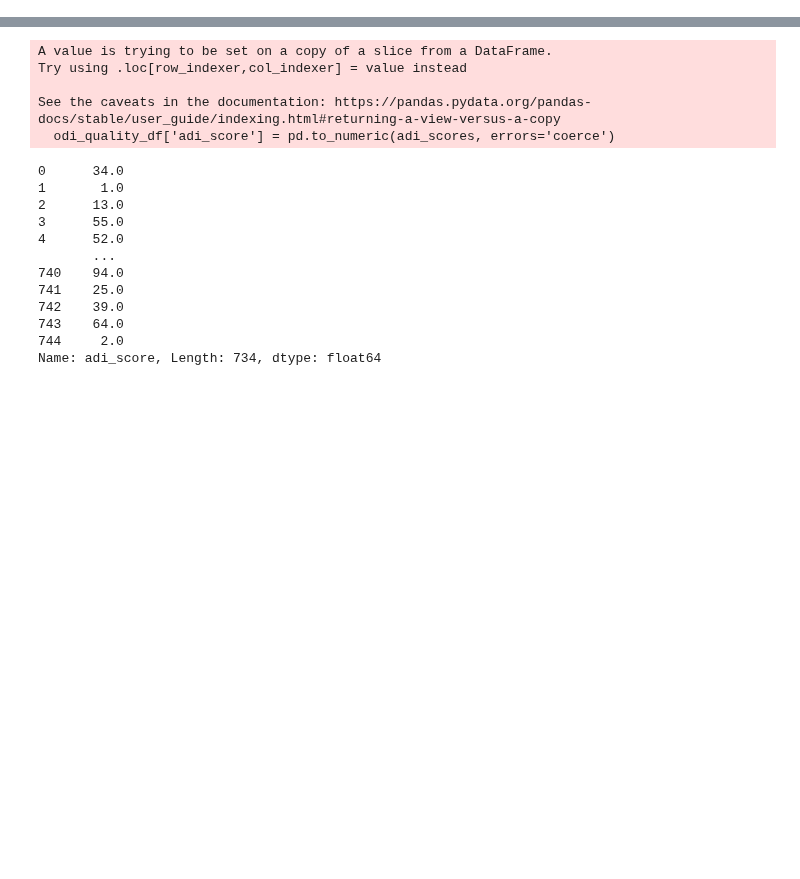
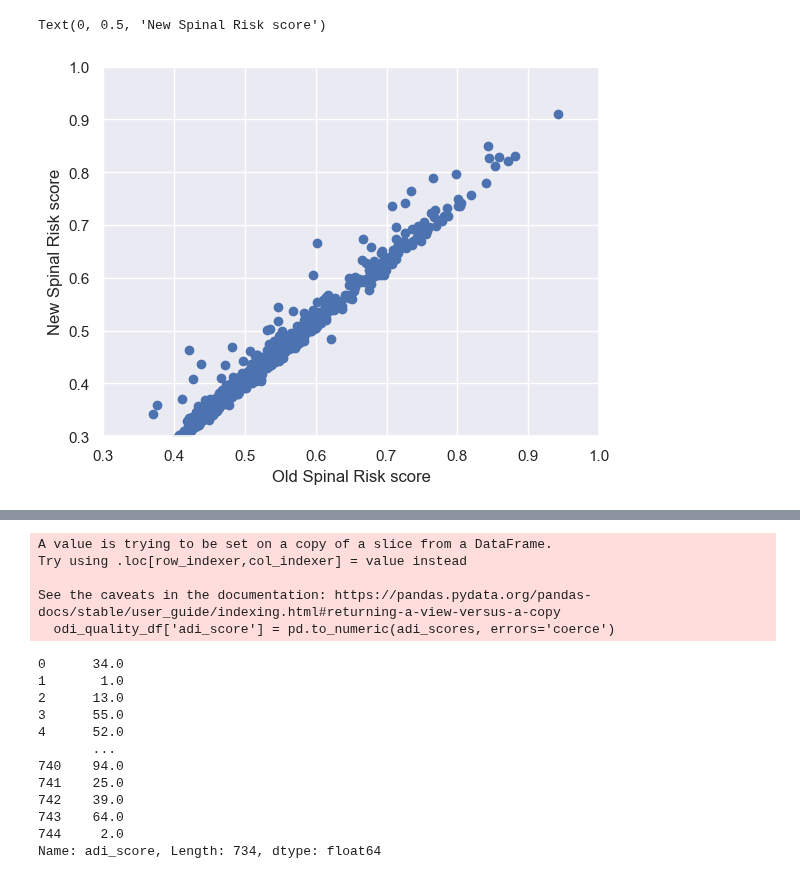
Before and after one commit to evanyfyip/vm-spinal-risk, a Jupyter notebook: vm-spinal-risk/notebooks/normative_odi_eda.ipynb, the cells around one changed output, grey strips where cells are left out. Cells and saved outputs as stored; diff of their text form; code cells hidden in the pictures; blank space fills up the shorter version.

Commit message:
updating plots

```diff
--- a/vm-spinal-risk/notebooks/normative_odi_eda.ipynb
+++ b/vm-spinal-risk/notebooks/normative_odi_eda.ipynb
@@ -21,0 +22,2 @@ processed_df = dp_utils.get_spinal_risk_score(processed_df)
+# %%
+processed_df['old_spinal_risk_score'] = processed_df['spinal_risk_score']
@@ -21,0 +28,9 @@ processed_df = dp_utils.get_spinal_risk_score(processed_df)
+# %%
+plt.scatter(processed_df.spinal_risk_score, processed_df.old_spinal_risk_score)
+plt.xlim([0.3, 1])
+plt.ylim([0.3, 1])
+plt.xlabel('Old Spinal Risk score')
+plt.ylabel('New Spinal Risk score')
+# %% [output]
+Text(0, 0.5, 'New Spinal Risk score')
+[figure, added]
```
Also changed, not shown: parts of 4 cells of this notebook, 3 other files.
